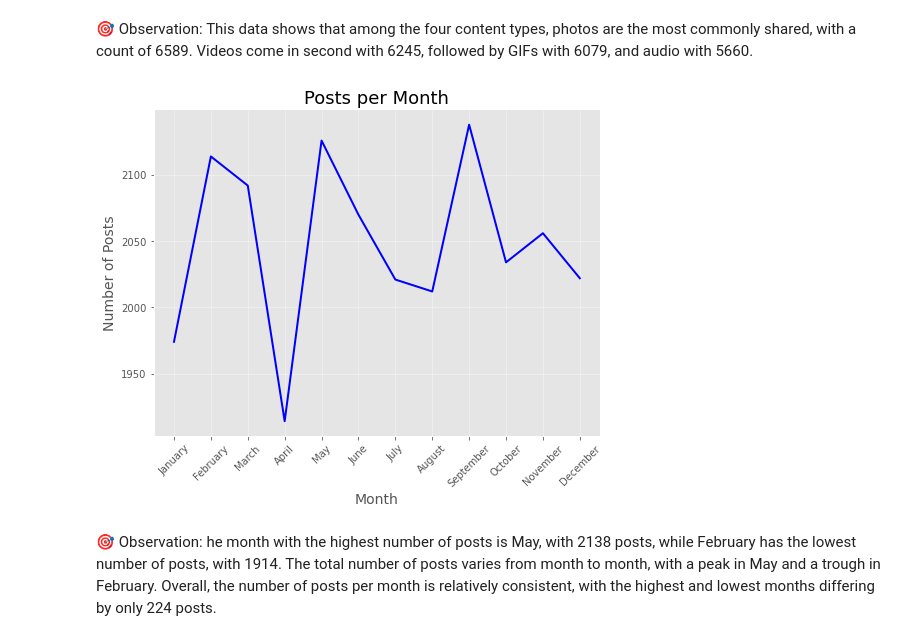
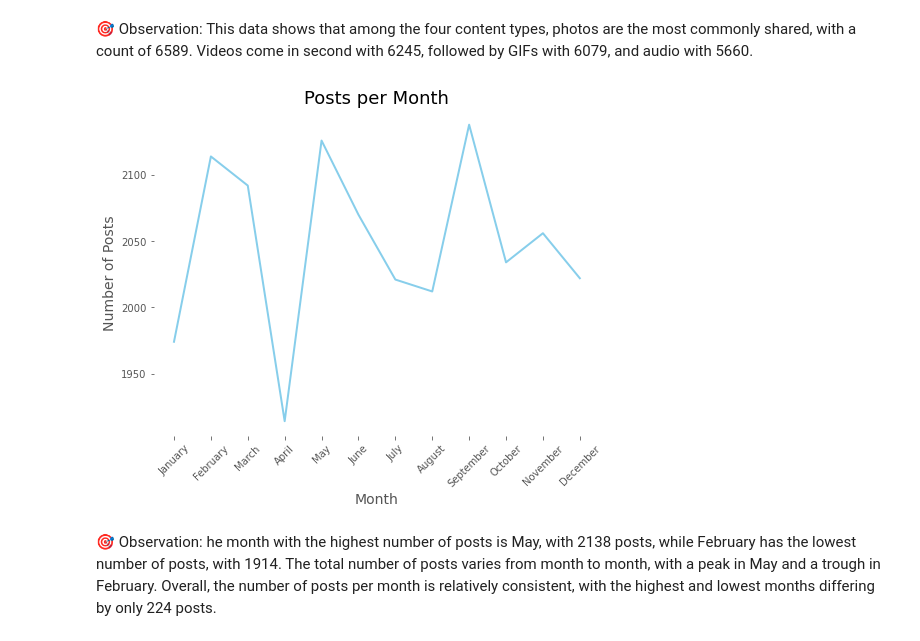
Before and after one commit to AbdihakinHassan/Accenture-Internship, a Jupyter notebook: SocialBuzz.ipynb, the cells around one changed output. Cells and saved outputs as stored; diff of their text form; code cells hidden in the pictures.

```diff
--- a/SocialBuzz.ipynb
+++ b/SocialBuzz.ipynb
@@ -17,6 +17,11 @@ content = content.drop('URL', axis=1)
 # Drop null values
 content = content.dropna()
 
+
+
+
+# replace double quotes with empty string and convert to lowercase
+content['Category'] = content['Category'].str.replace('"', '').str.lower()
 # Drop duplicate rows
 content = content.drop_duplicates()
 
@@ -220,35 +230,38 @@ posts_per_month = posts_per_month.sort_index()
 
 # Set figure size and style
 plt.figure(figsize=(8, 6))
 plt.style.use('ggplot')
 
 # Create line plot
-plt.plot(posts_per_month.index, posts_per_month.values, color='blue', linewidth=2)
+plt.plot(posts_per_month.index, posts_per_month.values, color='skyblue', linewidth=2)
 
 # Set x-axis labels
 month_names = ['January', 'February', 'March', 'April', 'May', 'June', 'July', 'August', 'September', 'October', 'November', 'December']
 plt.xticks(posts_per_month.index, month_names, rotation=45)
 
 # Add grid
 plt.grid(alpha=0.4)
 
 # Add title and axis labels
 plt.title('Posts per Month', fontsize=18)
 plt.xlabel('Month', fontsize=14)
 plt.ylabel('Number of Posts', fontsize=14)
 
 # Remove top and right spines
 ax = plt.gca()
 ax.spines['top'].set_visible(False)
 ax.spines['right'].set_visible(False)
 # Remove top and right spines
 ax = plt.gca()
 ax.spines['top'].set_visible(False)
 ax.spines['right'].set_visible(False)
+# Remove the frame and grid
+plt.box(False)
+plt.grid(False)
 # Show plot
 plt.show()
 # %% [output]
-[figure, old version]
+[figure, new version]
 # %% [markdown]
 🎯 Observation: he month with the highest number of posts is May, with 2138 posts, while February has the lowest number of posts, with 1914. The total number of posts varies from month to month, with a peak in May and a trough in February. Overall, the number of posts per month is relatively consistent, with the highest and lowest months differing by only 224 posts.
 # %%
```
Also changed, not shown: parts of 12 cells of this notebook, 4 other files.
